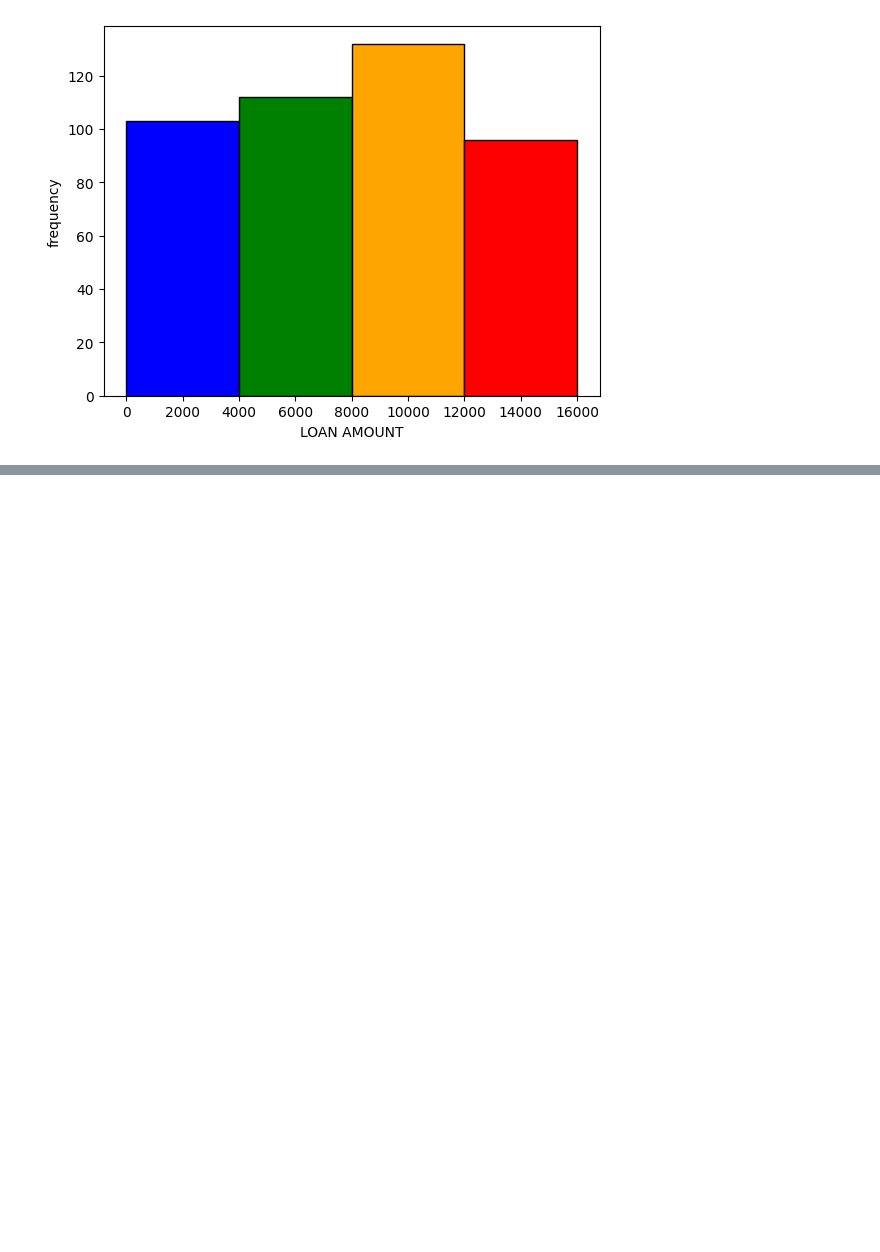
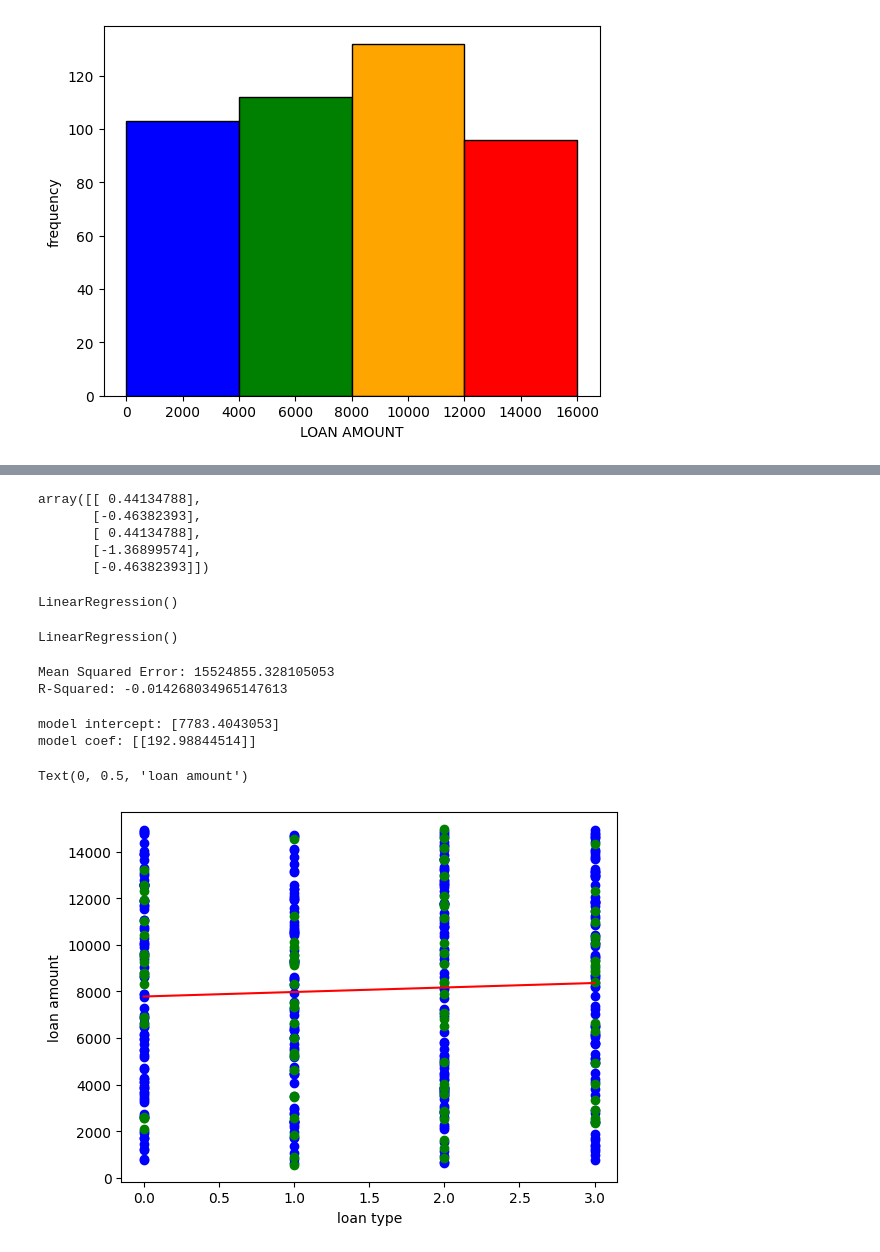
Before and after one commit to shadmankhezri/loans_regression, a Jupyter notebook: loans.ipynb, the cells around one changed output, grey strips where cells are left out. Drawn from its saved outputs; the diff is of its cells as text; code cells hidden in the pictures; blank space fills up the shorter version.

```diff
--- a/loans.ipynb
+++ b/loans.ipynb
@@ -174,0 +208,16 @@ plt.show()
+# %%
+# Separating data and split them for training and testing
+
+X = features_df[['loan_type']]
+y = features_df[['loan_amount']]
+
+# split %80 for tarin and %20 for test
+X_train , X_test , y_train , y_test = train_test_split(X , y , test_size=0.2 , random_state=42)
+
+print(X.shape)
+print(X_train.shape)
+print(X_test.shape)
+print("------------------------")
+print(y.shape)
+print(y_train.shape)
+print(y_test.shape)
@@ -174,0 +232,26 @@ plt.show()
+# %%
+# data normalization
+
+scaler = StandardScaler()
+scaler = scaler.fit(X)
+X = scaler.transform(X.astype(float))
+X[0:5]
+# %% [output]
+array([[ 0.44134788],
+       [-0.46382393],
+       [ 0.44134788],
+       [-1.36899574],
+       [-0.46382393]])
+# %%
+# create regression model for "loan_type" and "loan_amount"
+
+model = LinearRegression()
+model
+# %% [output]
+LinearRegression()
+# %%
+# fit data with model
+
+model.fit(X_train , y_train)
+# %% [output]
+LinearRegression()
@@ -174,0 +262,32 @@ plt.show()
+# %%
+# Calculating the Mean Square Error and R-Squared
+
+# mse
+mse = mean_squared_error(y_test , y_pred)
+
+# r2-squared
+r2 = r2_score(y_test , y_pred)
+
+# show result
+print(f"Mean Squared Error: {mse}")
+print(f"R-Squared: {r2}")
+# %% [output]
+Mean Squared Error: 15524855.328105053
+R-Squared: -0.014268034965147613
+# %%
+print(f"model intercept: {model.intercept_}")       # theta 0
+print(f"model coef: {model.coef_}")                 # theta 1
+# %% [output]
+model intercept: [7783.4043053]
+model coef: [[192.98844514]]
+# %%
+# Display the train and test data along with the regression line
+
+plt.scatter(X_train.loan_type, y_train.loan_amount,  color='blue')
+plt.scatter(X_test.loan_type, y_test.loan_amount,  color='green')
+plt.plot(X_train, model.coef_[0][0]*X_train + model.intercept_[0], '-r')
+plt.xlabel("loan type")
+plt.ylabel("loan amount")
+# %% [output]
+Text(0, 0.5, 'loan amount')
+[figure, added]
```
Also changed, not shown: parts of 49 cells of this notebook.
